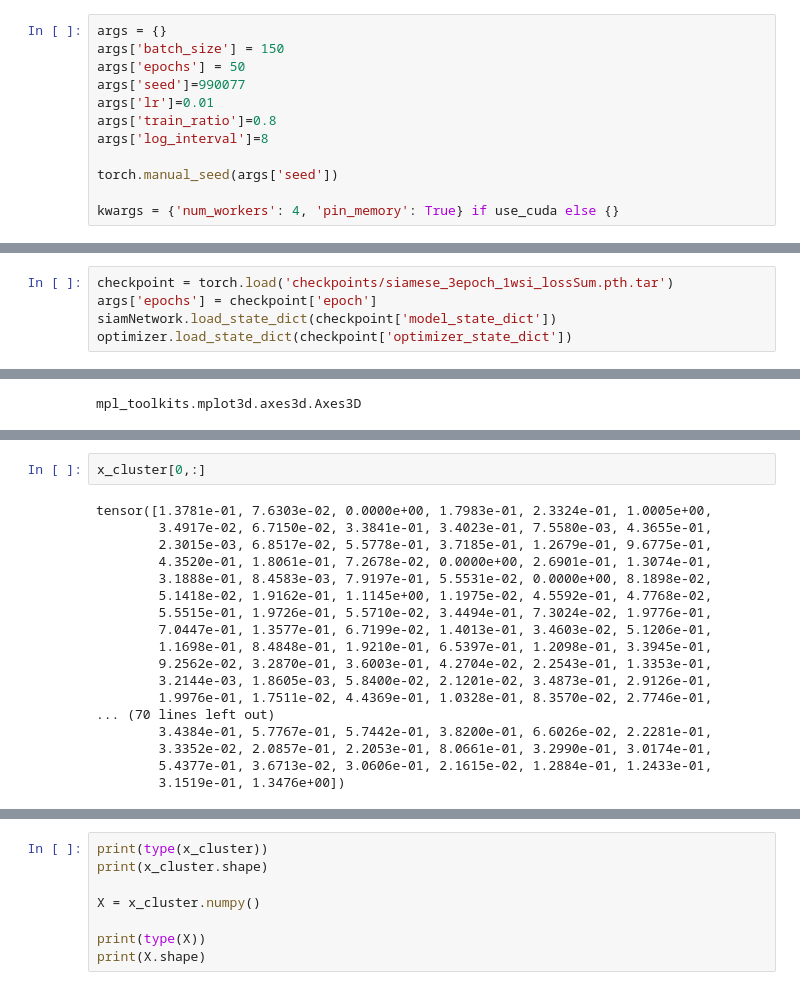
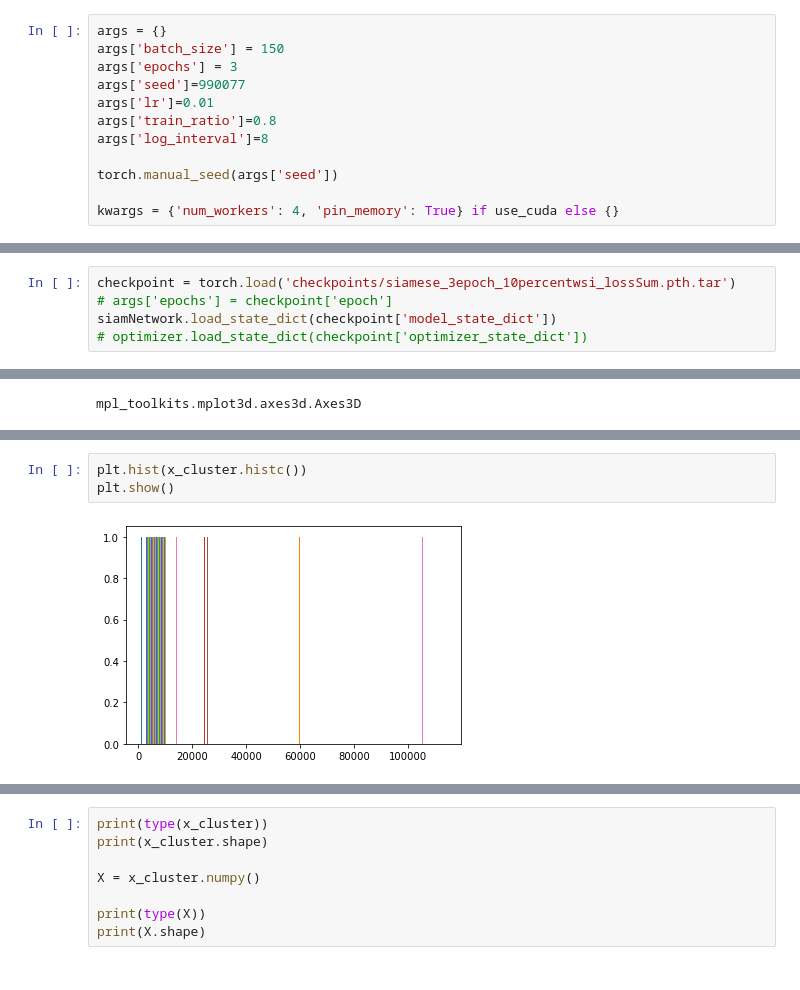
Before and after one commit to deepkarman/BrC_GraphMIL, a Jupyter notebook: Plot_regions.ipynb, the cells around one changed output, grey strips where cells are left out. Saved outputs shown, nothing was run; the diff lists cells and outputs as text.

```diff
--- a/Plot_regions.ipynb
+++ b/Plot_regions.ipynb
@@ -257,7 +277,7 @@ def train(args, model, device, loss_fn, train_loader, optimizer, num_epochs):
 # %%
 args = {}
 args['batch_size'] = 150
-args['epochs'] = 50
+args['epochs'] = 3
 args['seed']=990077
 args['lr']=0.01
 args['train_ratio']=0.8
@@ -288,7 +324,7 @@ torch.save({
     'optimizer_state_dict': optimizer.state_dict(),
     }, 'checkpoints/siamese_3epoch_1wsi_lossSum.pth.tar')
 # %%
-checkpoint = torch.load('checkpoints/siamese_3epoch_1wsi_lossSum.pth.tar')
-args['epochs'] = checkpoint['epoch']
+checkpoint = torch.load('checkpoints/siamese_3epoch_10percentwsi_lossSum.pth.tar')
+# args['epochs'] = checkpoint['epoch']
 siamNetwork.load_state_dict(checkpoint['model_state_dict'])
-optimizer.load_state_dict(checkpoint['optimizer_state_dict'])
+# optimizer.load_state_dict(checkpoint['optimizer_state_dict'])
@@ -360,20 +393,5 @@ time: 0.41 sec
-# %%
-x_cluster[0,:]
-# %% [output]
-tensor([1.3781e-01, 7.6303e-02, 0.0000e+00, 1.7983e-01, 2.3324e-01, 1.0005e+00,
-        3.4917e-02, 6.7150e-02, 3.3841e-01, 3.4023e-01, 7.5580e-03, 4.3655e-01,
-        2.3015e-03, 6.8517e-02, 5.5778e-01, 3.7185e-01, 1.2679e-01, 9.6775e-01,
-        4.3520e-01, 1.8061e-01, 7.2678e-02, 0.0000e+00, 2.6901e-01, 1.3074e-01,
-        3.1888e-01, 8.4583e-03, 7.9197e-01, 5.5531e-02, 0.0000e+00, 8.1898e-02,
-        5.1418e-02, 1.9162e-01, 1.1145e+00, 1.1975e-02, 4.5592e-01, 4.7768e-02,
-        5.5515e-01, 1.9726e-01, 5.5710e-02, 3.4494e-01, 7.3024e-02, 1.9776e-01,
-        7.0447e-01, 1.3577e-01, 6.7199e-02, 1.4013e-01, 3.4603e-02, 5.1206e-01,
-        1.1698e-01, 8.4848e-01, 1.9210e-01, 6.5397e-01, 1.2098e-01, 3.3945e-01,
-        9.2562e-02, 3.2870e-01, 3.6003e-01, 4.2704e-02, 2.2543e-01, 1.3353e-01,
-        3.2144e-03, 1.8605e-03, 5.8400e-02, 2.1201e-02, 3.4873e-01, 2.9126e-01,
-        1.9976e-01, 1.7511e-02, 4.4369e-01, 1.0328e-01, 8.3570e-02, 2.7746e-01,
-... (70 lines left out)
-        3.4384e-01, 5.7767e-01, 5.7442e-01, 3.8200e-01, 6.6026e-02, 2.2281e-01,
-        3.3352e-02, 2.0857e-01, 2.2053e-01, 8.0661e-01, 3.2990e-01, 3.0174e-01,
-        5.4377e-01, 3.6713e-02, 3.0606e-01, 2.1615e-02, 1.2884e-01, 1.2433e-01,
-        3.1519e-01, 1.3476e+00])
+# %%
+plt.hist(x_cluster.histc())
+plt.show()
+# %% [output]
+[figure, added]
```
Also changed, not shown: parts of 39 cells of this notebook, 2 other files.
